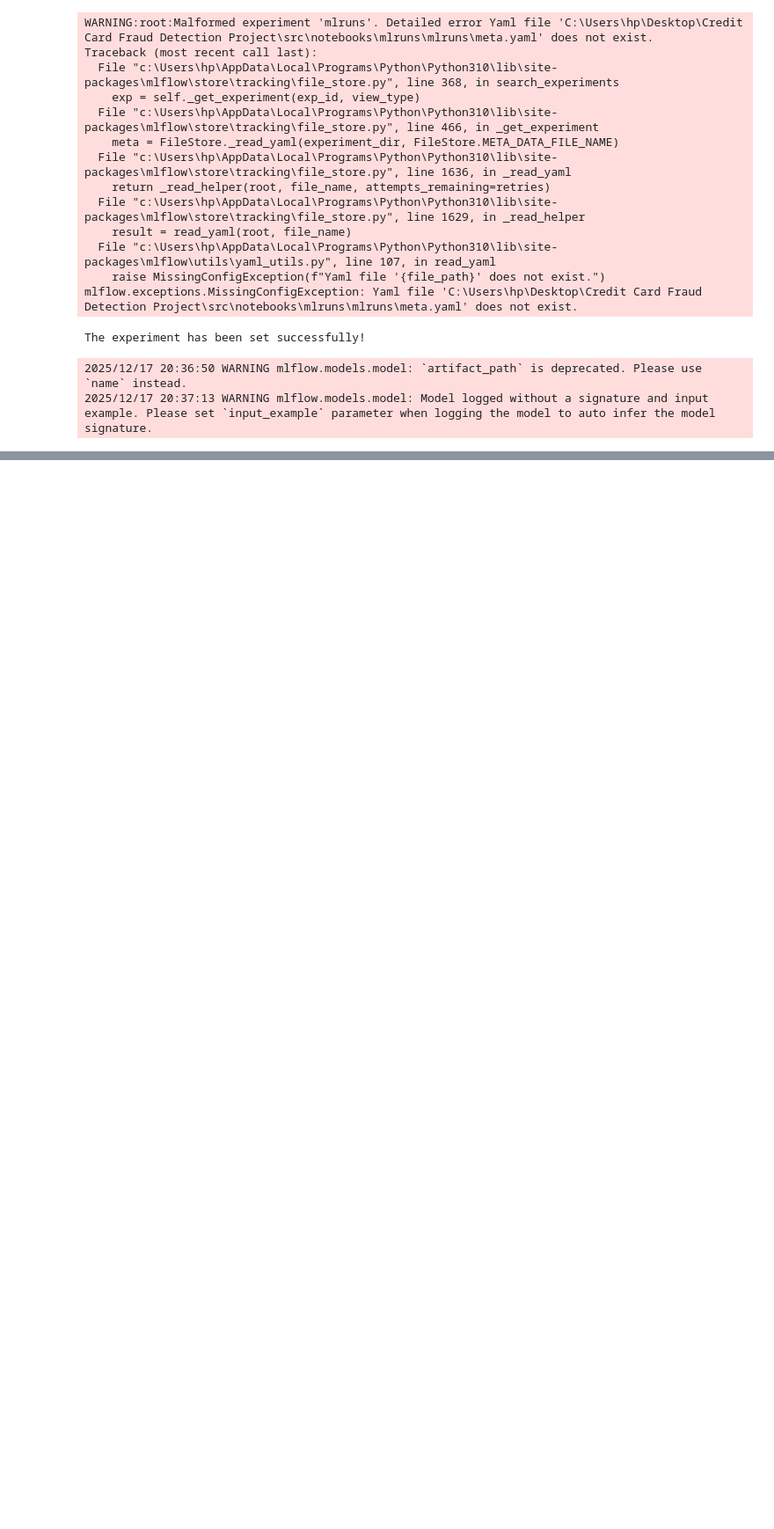
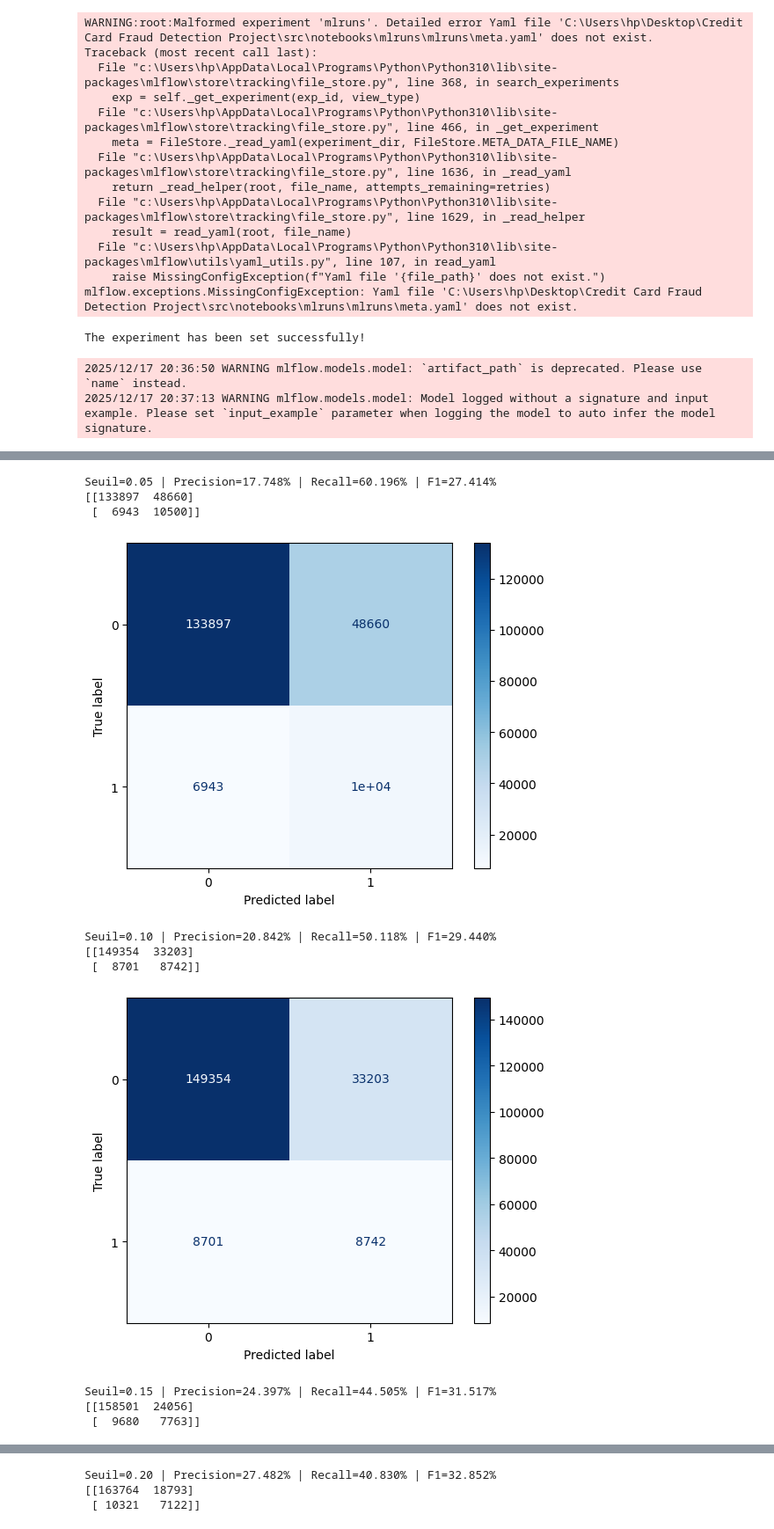
Before and after one commit to RajaaLebnaiti/Credit-Card-Fraud-Dtection-Project, a Jupyter notebook: src/notebooks/03_Models.ipynb, the cells around one changed output, grey strips where cells are left out. Shown: that part at 88% size. Saved outputs shown, nothing was run; the diff lists cells and outputs as text; code cells hidden in the pictures; blank space fills up the shorter version.

Commit message:
added a second model: random forest with probabilities and treshold of 0.20

```diff
--- a/src/notebooks/03_Models.ipynb
+++ b/src/notebooks/03_Models.ipynb
@@ -31,9 +31,3 @@ print(len(X_test), len(y_test))
-# %%
-df = pd.read_csv('../data/preprocessing/clean_data_card_transdata.csv')
-
-X = df.drop(columns=['fraud', 'ratio_to_median_purchase_price'])
-y = df[['fraud']]
-X_train, X_test, y_train, y_test = train_test_split(X, y, test_size= 0.2, random_state=42)
 # %%
 rf_model = RandomForestClassifier(
     n_estimators= 200,
@@ -114,3 +106,12 @@ Utiliser les probabilités
 Optimiser le seuil selon le coût
 
 Comparer avec XGBoost
+# %%
+rf_model_proba = RandomForestClassifier(
+    n_estimators= 200,
+    criterion= 'gini',
+    random_state= 42
+)
+rf_model_proba.fit(X_train, y_train)
+
+y_proba = rf_model_proba.predict_proba(X_test)[:, 1]
@@ -116,0 +120,28 @@ Comparer avec XGBoost
+# %%
+
+
+thresholds = np.arange(0.05, 0.6, 0.05)
+
+for t in thresholds:
+    y_pred_t = (y_proba >= t).astype(int)
+    p = precision_score(y_test, y_pred_t)* 100
+    r = recall_score(y_test, y_pred_t)*100
+    f = f1_score(y_test, y_pred_t)*100
+    print(f"Seuil={t:.2f} | Precision={p:.3f}% | Recall={r:.3f}% | F1={f:.3f}%")
+    conf_mat_rf = confusion_matrix(y_test, y_pred_t)
+    print(conf_mat_rf)
+    cmf = ConfusionMatrixDisplay(conf_mat_rf)
+    cmf.plot(include_values= True, cmap= 'Blues')
+    plt.show()
+# %% [output]
+Seuil=0.05 | Precision=17.748% | Recall=60.196% | F1=27.414%
+[[133897  48660]
+ [  6943  10500]]
+[figure, added]
+Seuil=0.10 | Precision=20.842% | Recall=50.118% | F1=29.440%
+[[149354  33203]
+ [  8701   8742]]
+[figure, added]
+Seuil=0.15 | Precision=24.397% | Recall=44.505% | F1=31.517%
+[[158501  24056]
+ [  9680   7763]]
@@ -116,0 +149,3 @@ Comparer avec XGBoost
+Seuil=0.20 | Precision=27.482% | Recall=40.830% | F1=32.852%
+[[163764  18793]
+ [ 10321   7122]]
```
Also changed, not shown: parts of 11 cells of this notebook.
